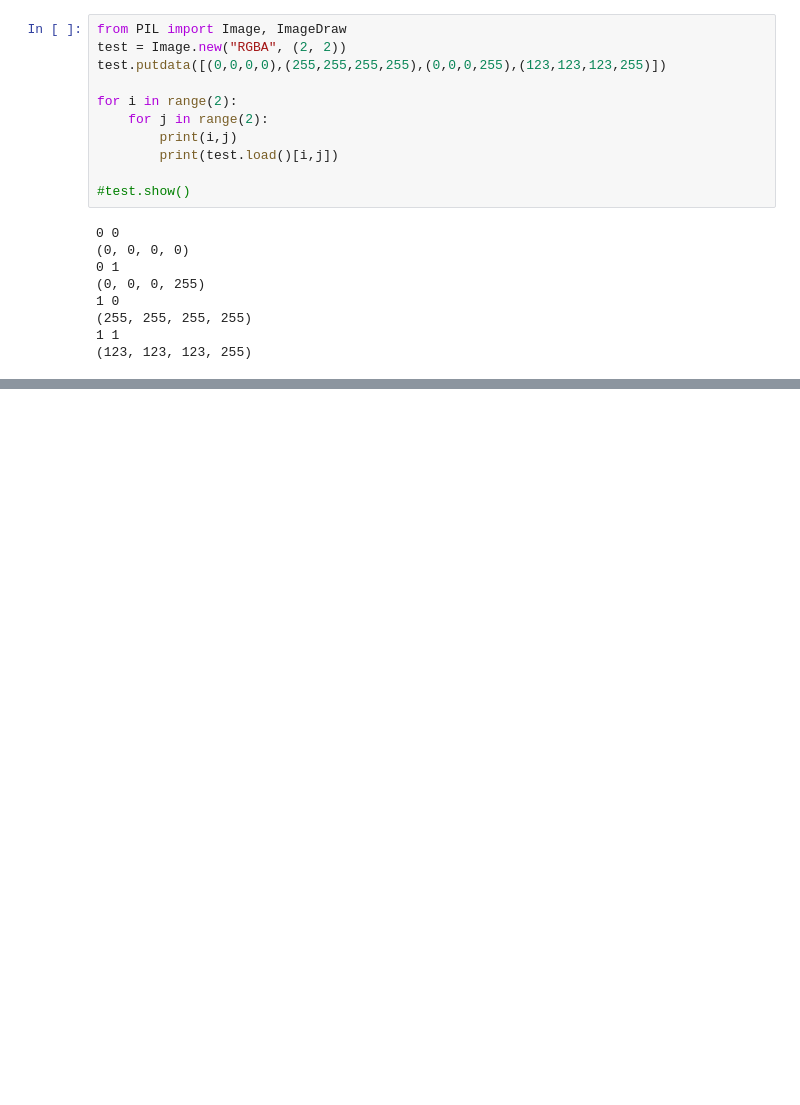
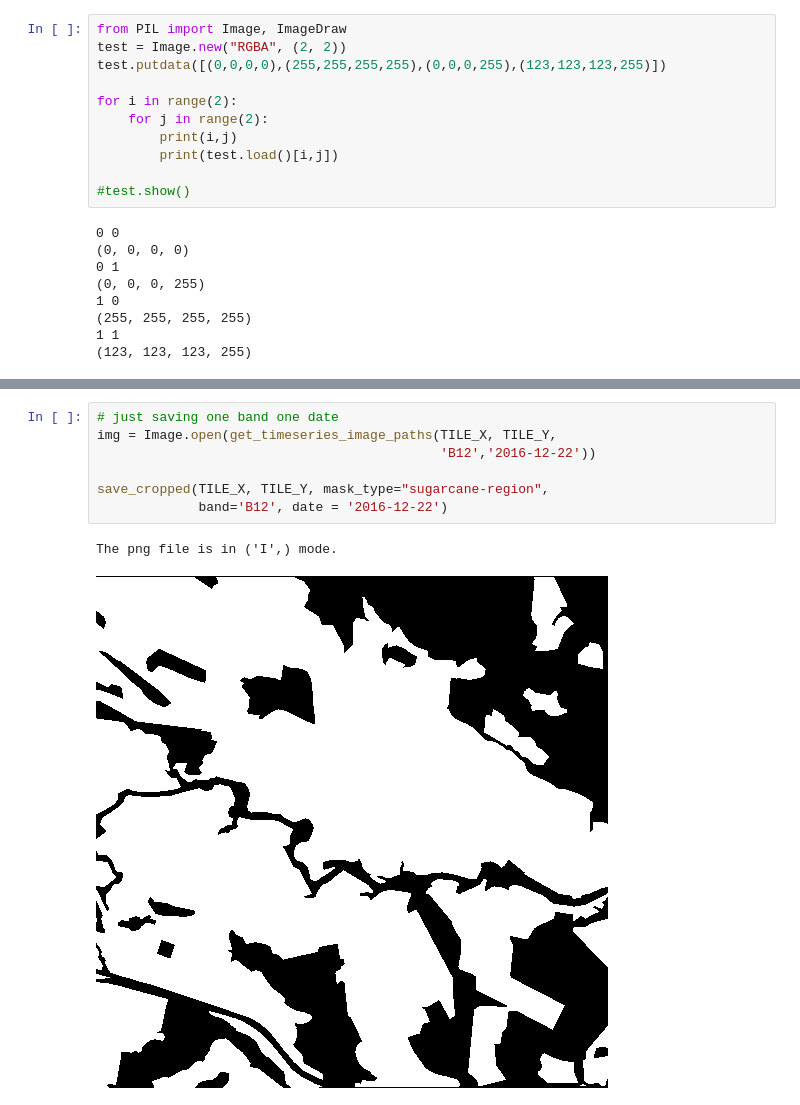
Before and after one commit to Phoebe0222/datathon, a Jupyter notebook: data-preprocess/all-crop.ipynb, the cells around one changed output, grey strips where cells are left out. Drawn from its saved outputs; the diff is of its cells as text; blank space fills up the shorter version.

```diff
--- a/data-preprocess/all-crop.ipynb
+++ b/data-preprocess/all-crop.ipynb
@@ -149 +171,11 @@ def save_cropped(tile_x, tile_y, mask_type, band, date):
+# %%
+# just saving one band one date
+img = Image.open(get_timeseries_image_paths(TILE_X, TILE_Y,
+                                            'B12','2016-12-22'))
+
+save_cropped(TILE_X, TILE_Y, mask_type="sugarcane-region",
+             band='B12', date = '2016-12-22')
+# %% [output]
+The png file is in ('I',) mode.
+[figure, added]
 # %%
```
Also changed, not shown: parts of 10 cells of this notebook, 2 other files.
